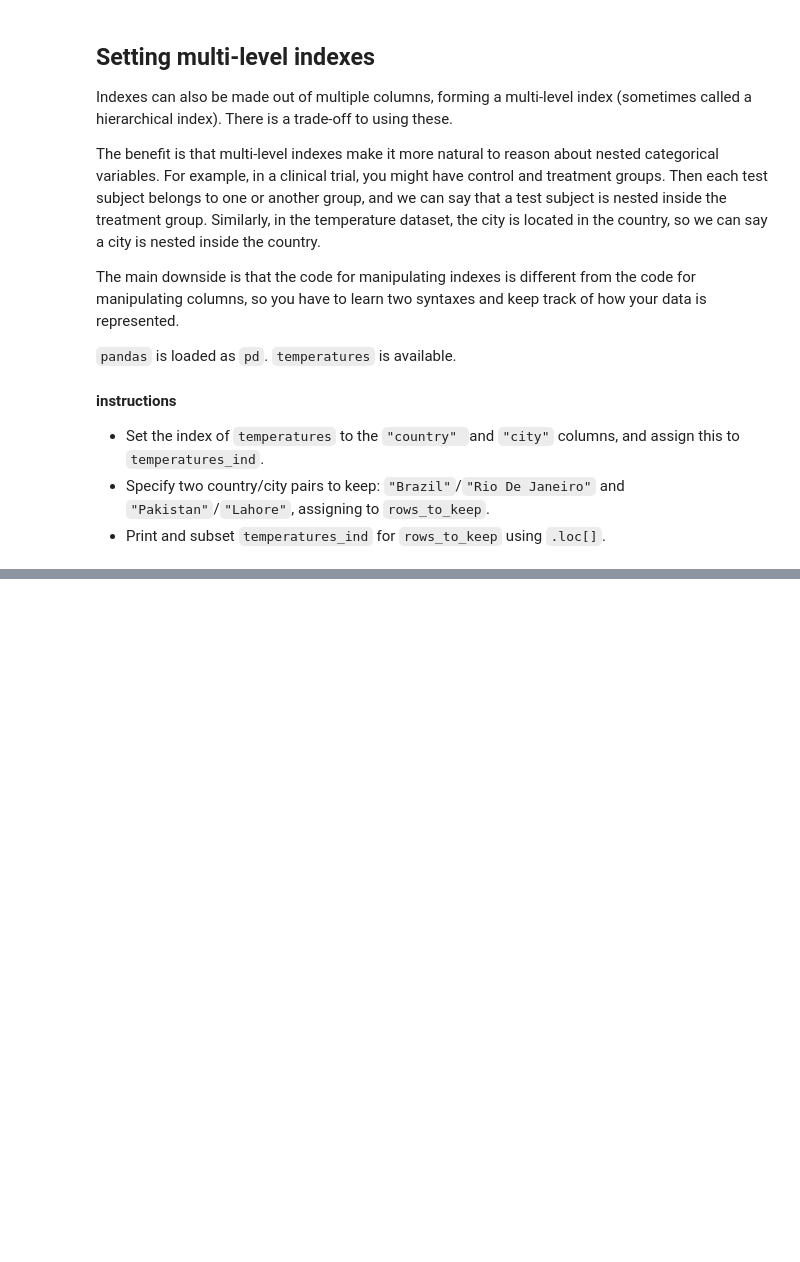
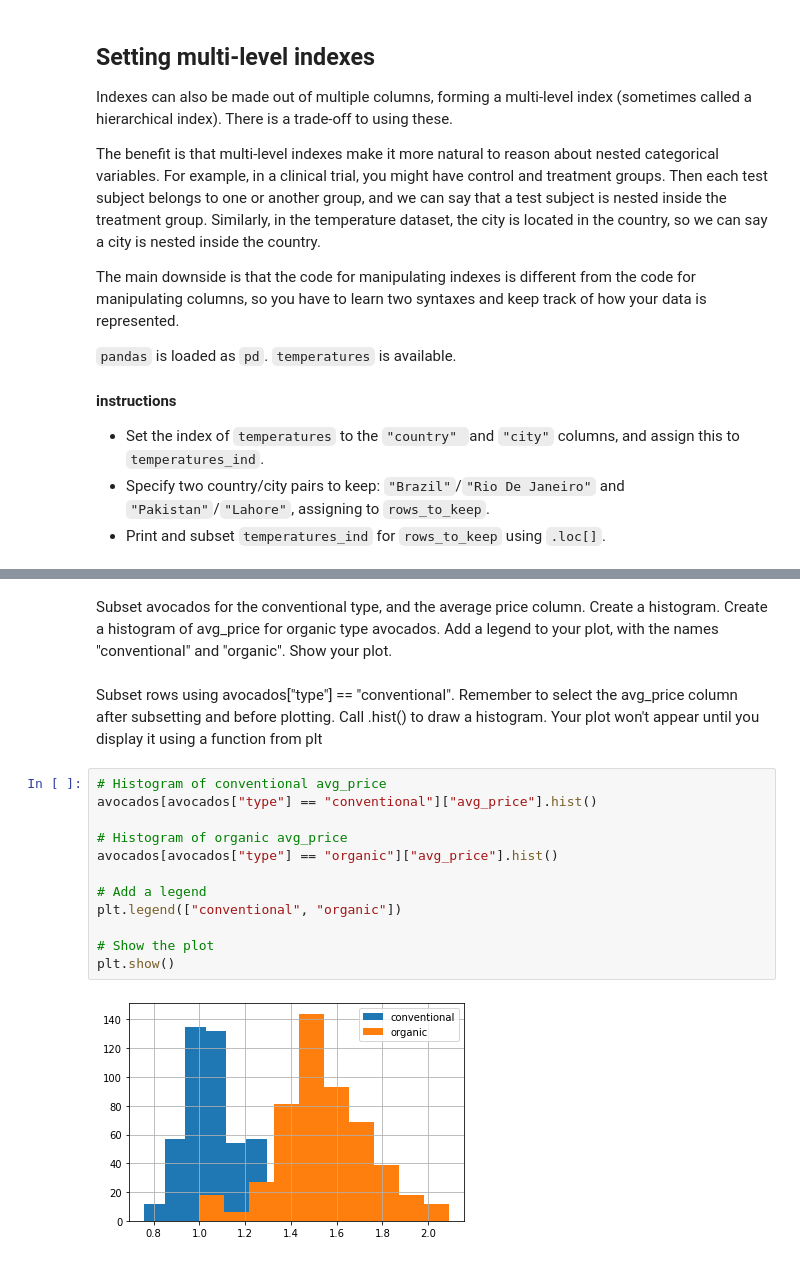
Before and after one commit to khalil06/data-science-certificate-track, a Jupyter notebook: 2-Data-Manipulation-With-Pandas/Data-Manipulation-with-pandas.ipynb, the cells around one changed output, grey strips where cells are left out. Saved outputs shown, nothing was run; the diff lists cells and outputs as text; blank space fills up the shorter version.

```diff
--- a/2-Data-Manipulation-With-Pandas/Data-Manipulation-with-pandas.ipynb
+++ b/2-Data-Manipulation-With-Pandas/Data-Manipulation-with-pandas.ipynb
@@ -143,0 +564,24 @@ rows_to_keep = [("Brazil","Rio De Janeiro"),("Pakistan", "Lahore")]
+# %% [markdown]
+Subset avocados for the conventional type, and the average price column. Create a histogram.
+Create a histogram of avg_price for organic type avocados.
+Add a legend to your plot, with the names "conventional" and "organic".
+Show your plot.
+# %% [markdown]
+Subset rows using avocados["type"] == "conventional".
+Remember to select the avg_price column after subsetting and before plotting.
+Call .hist() to draw a histogram.
+Your plot won't appear until you display it using a function from plt
+# %%
+# Histogram of conventional avg_price
+avocados[avocados["type"] == "conventional"]["avg_price"].hist()
+
+# Histogram of organic avg_price
+avocados[avocados["type"] == "organic"]["avg_price"].hist()
+
+# Add a legend
+plt.legend(["conventional", "organic"])
+
+# Show the plot
+plt.show()
+# %% [output]
+[figure, added]
```
Also changed, not shown: parts of 50 cells of this notebook, 4 other files.
